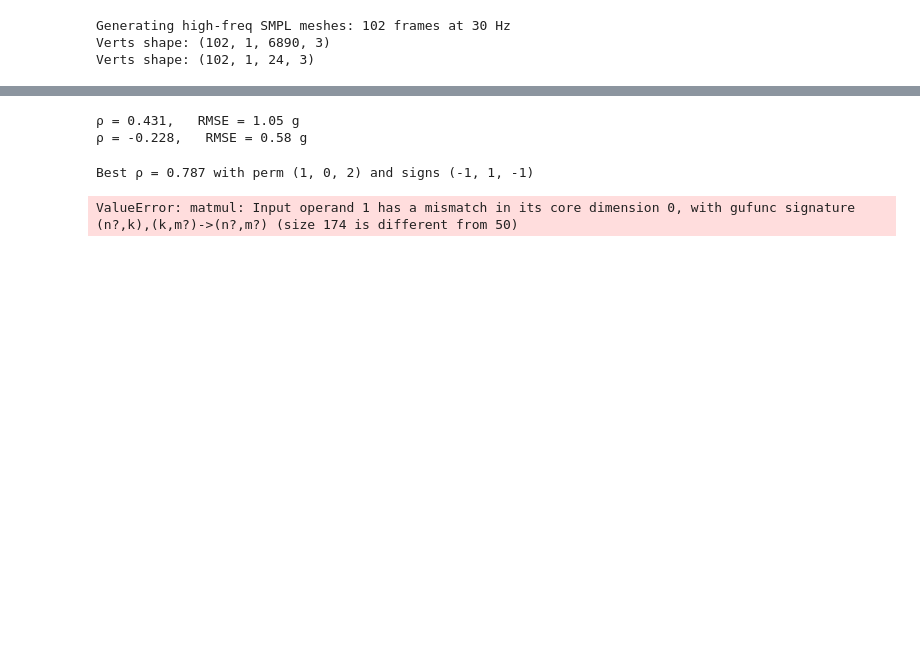
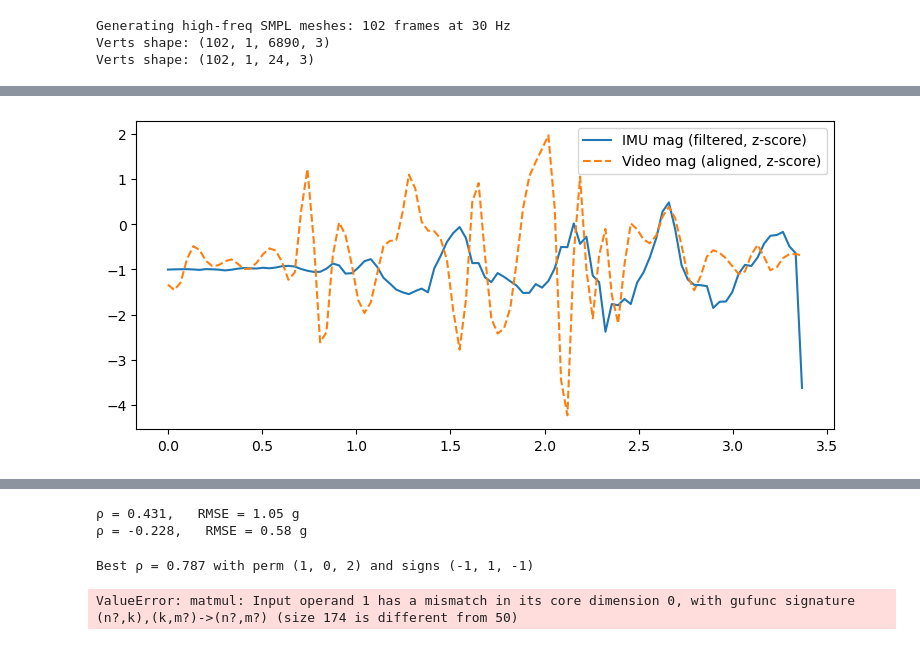
Before and after one commit to lalasray/smpl_to_joint, a Jupyter notebook: Preprocessing_Signals/gen_IMU_WHAM_mod.ipynb, the cells around one changed output, grey strips where cells are left out. Cells and saved outputs as stored; diff of their text form; code cells hidden in the pictures; blank space fills up the shorter version.

Commit message:
I have changed some stuff
I have updated the signal reconstruction file. I did not apply yet to the dataloader

```diff
--- a/Preprocessing_Signals/gen_IMU_WHAM_mod.ipynb
+++ b/Preprocessing_Signals/gen_IMU_WHAM_mod.ipynb
@@ -413,0 +416,94 @@ Estimated lag: -8 samples (-0.160 s, positive means video leads IMU)
+# %%
+from itertools import permutations, product
+from scipy.stats import pearsonr
+
+
+imu_signal = real_inertial_data[:, :3]
+vid_signal = acc_g[:, :3] / 9.81
+
+gyro_signal  = real_inertial_data[:, 3:]
+gyro_virtual = acc_g[:, 3:] * (180/np.pi)
+
+time_imu   = imu_signal.shape[0]*(1/50)
+time_video = vid_signal.shape[0]*(1/30)
+
+print(time_imu)
+print(time_video)
+
+
+minimum_time = min(time_imu, time_video)
+
+
+
+imu_30 = sig.resample_poly(imu_signal, up=3, down=5, axis=0)
+gyro_30 = sig.resample_poly(gyro_signal, up=3, down=5, axis=0)
+vid_30 = vid_signal
+virtual_gyro_30 = gyro_virtual
+
+imu_lin = imu_signal[0:10, :3]
+vid_lin = vid_signal[0:10, :3]
+
+
+best_r   = -1
+best_opt = None
+for perm in permutations(range(3)):            # 6 permutations
+
+    imu_p = imu_lin[:, perm]                  # reorder axes
+    for signs in product([-1, 1], repeat=3):  # 8 sign choices
+        imu_try = imu_p * signs               # apply sign flips
+        # flatten so Pearson sees one long vector
+        r, _ = pearsonr(imu_try.ravel(), vid_lin.ravel())
+        if r > best_r:
+            best_r, best_opt = r, (perm, signs)
+
+print(f"Best ρ = {best_r:.3f} with perm {best_opt[0]} and signs {best_opt[1]}")
+
+
+imu_permuted = imu_30[:,best_opt[0]]*best_opt[1]
+gyro_permuted = gyro_30[:,best_opt[0]]*best_opt[1]
+
+print(minimum_time)
+
+
+samples_imu   = (30) * minimum_time
+samples_video = (30) * minimum_time
+
+time_axis_video = np.linspace(0,minimum_time,int(samples_video))
+time_axis_imu   = np.linspace(0,minimum_time,int(samples_imu))
+
+print(samples_imu)
+
+
+print(time_axis_video.shape)
+print(time_axis_imu.shape)
+
+plt.figure(figsize=(9, 4))
+plt.plot(time_axis_imu,imu_permuted[:int(samples_imu), 0 ], label='IMU mag (filtered, z-score)')
+plt.plot(time_axis_video, vid_30[:int(samples_video),0], label='Video mag (aligned, z-score)', linestyle='--')
+plt.legend()
+
+plt.figure(figsize=(9, 4))
+plt.plot(time_axis_imu,imu_permuted[:int(samples_imu),1], label='IMU mag (filtered, z-score)')
+plt.plot(time_axis_video, vid_30[:int(samples_video),1], label='Video mag (aligned, z-score)', linestyle='--')
+plt.legend()
+plt.figure(figsize=(9, 4))
+plt.plot(time_axis_imu,imu_permuted[:int(samples_imu),2], label='IMU mag (filtered, z-score)')
+plt.plot(time_axis_video, vid_30[:int(samples_video),2], label='Video mag (aligned, z-score)', linestyle='--')
+plt.legend()
+
+
+
+plt.figure(figsize=(9, 4))
+plt.plot(time_axis_imu,imu_permuted[:int(samples_imu), 3 ], label='Gyro mag (filtered, z-score)')
+plt.plot(time_axis_video, vid_30[:int(samples_video),3], label='Video mag (aligned, z-score)', linestyle='--')
+plt.legend()
+
+plt.figure(figsize=(9, 4))
+plt.plot(time_axis_imu,imu_permuted[:int(samples_imu),4], label='Gyro mag (filtered, z-score)')
+plt.plot(time_axis_video, vid_30[:int(samples_video),4], label='Video mag (aligned, z-score)', linestyle='--')
+plt.legend()
+plt.figure(figsize=(9, 4))
+plt.plot(time_axis_imu,imu_permuted[:int(samples_imu),5], label='Gyro mag')
+plt.plot(time_axis_video, vid_30[:int(samples_video),5], label='Video mag', linestyle='--')
+plt.legend()
+# %% [output]
@@ -413,0 +518 @@ Estimated lag: -8 samples (-0.160 s, positive means video leads IMU)
+[figure, added]
```
Also changed, not shown: parts of 8 cells of this notebook, 3 other files.
